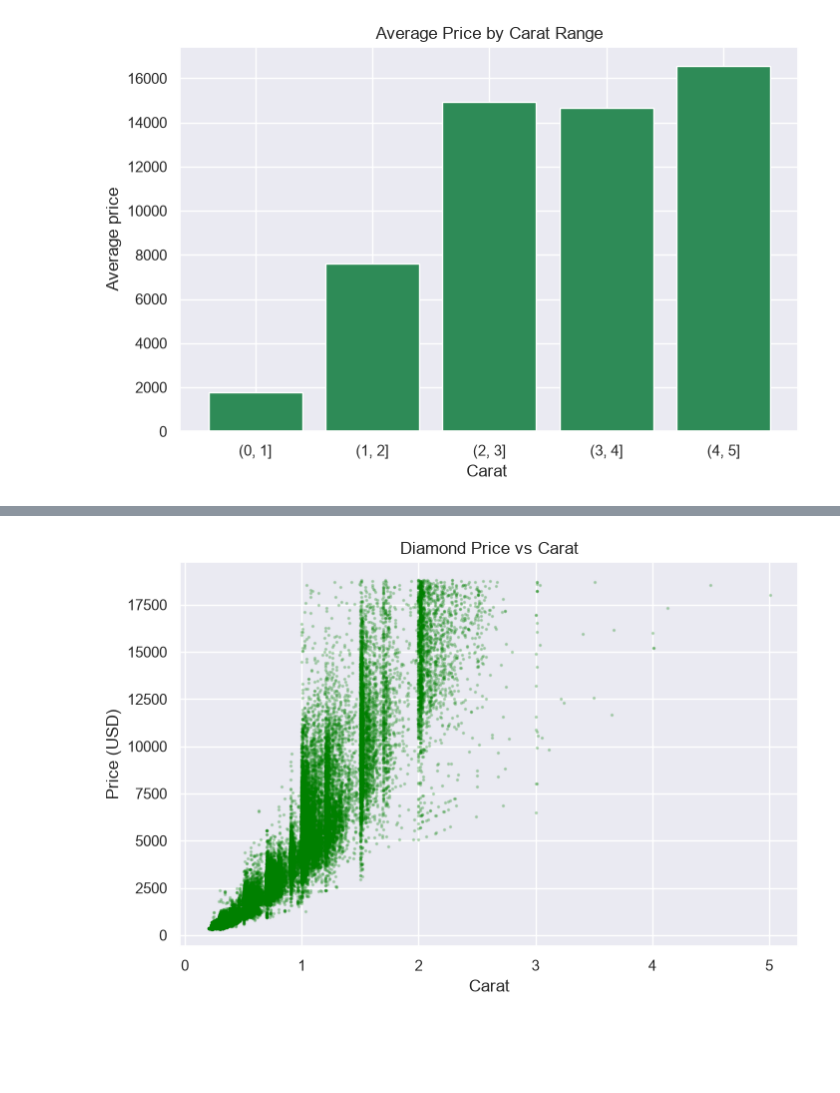
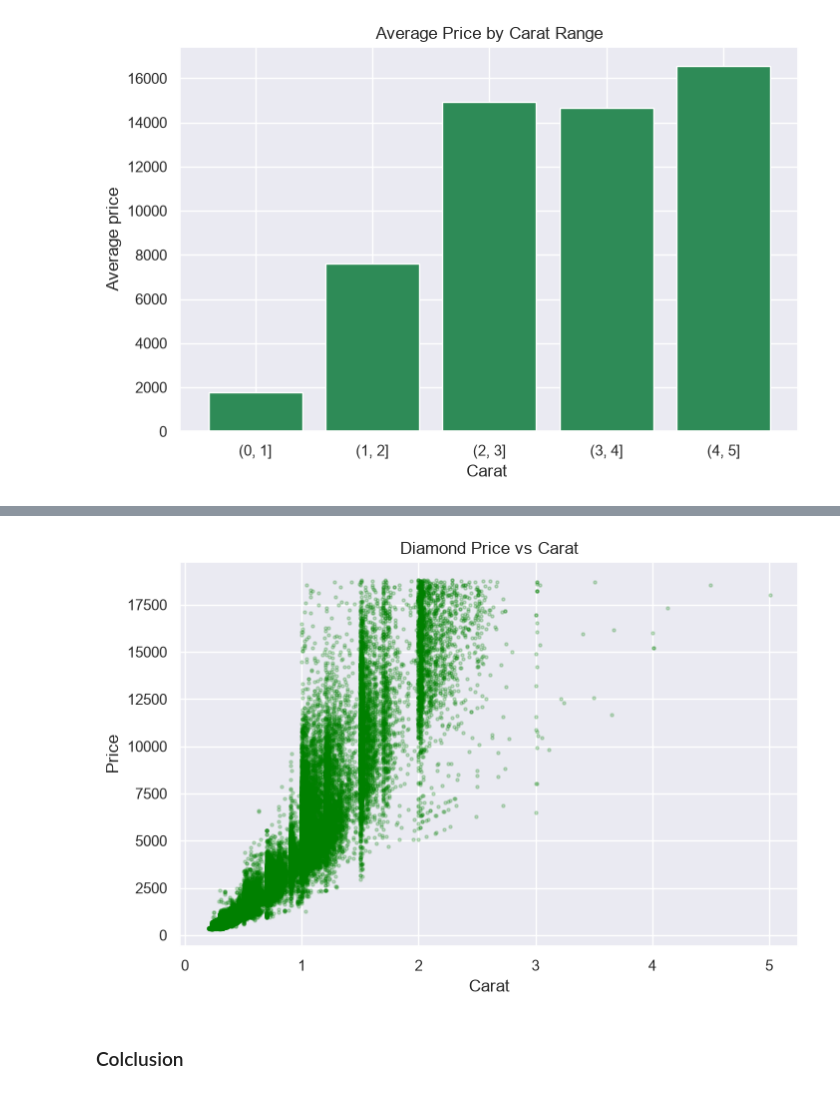
Before and after one commit to amnarashid14/Python-for-AI, a Jupyter notebook: notebooks/Week 4/Day 17/practice.ipynb, the cells around one changed output, grey strips where cells are left out. Cells and saved outputs as stored; diff of their text form; code cells hidden in the pictures; blank space fills up the shorter version.

```diff
--- a/notebooks/Week 4/Day 17/practice.ipynb
+++ b/notebooks/Week 4/Day 17/practice.ipynb
@@ -196,11 +281,13 @@ sns.scatterplot(data=df, x="price", y="carat" )
 # %%
 import matplotlib.pyplot as plt
 
 plt.figure(figsize=(8, 5))
-plt.scatter(df["carat"], df["price"], s=2, alpha=0.2, color="green")
+plt.scatter(df["carat"], df["price"], s=5, alpha=0.2, color="green")
 plt.xlabel("Carat")
-plt.ylabel("Price (USD)")
+plt.ylabel("Price")
 plt.title("Diamond Price vs Carat")
 plt.show()
 # %% [output]
-[figure, old version]
+[figure, new version]
+# %% [markdown]
+### Colclusion
```
Also changed, not shown: parts of 30 cells of this notebook, 5 other files.
